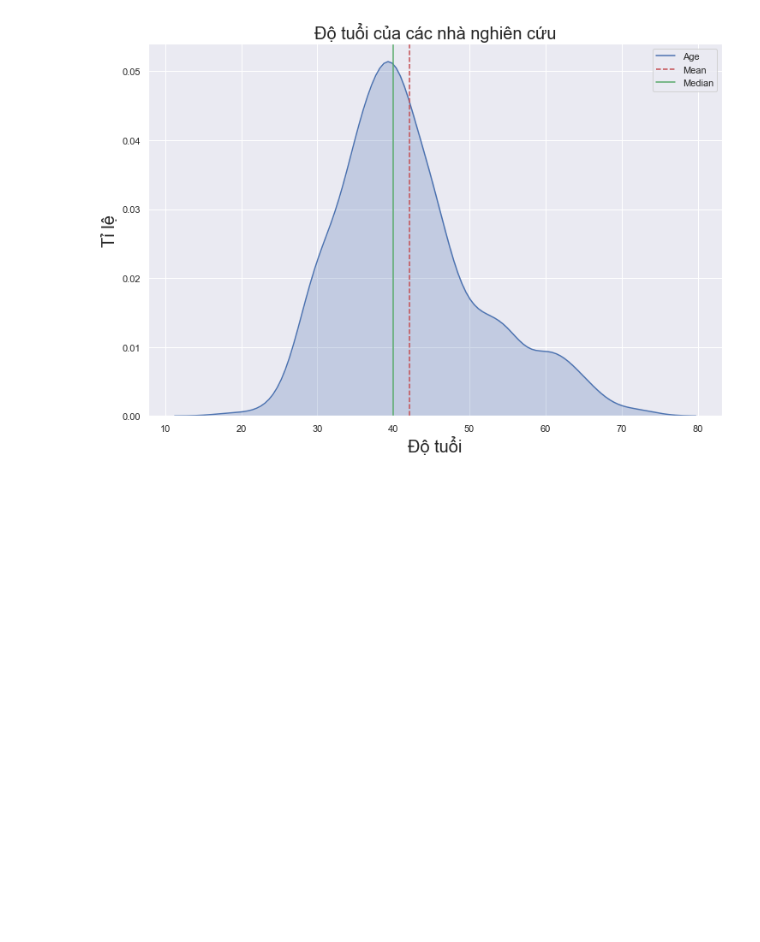
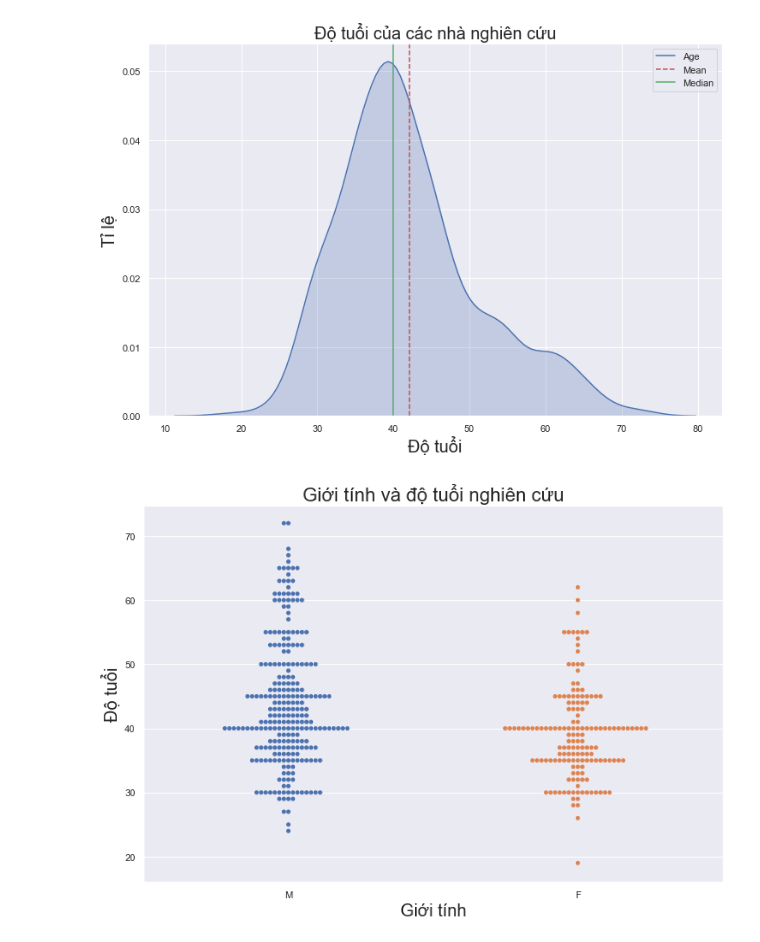
Before and after one commit to bason1999qn/Final_Data_Visualization, a Jupyter notebook: Final_DV.ipynb, the cells around one changed output. Drawn from its saved outputs; the diff is of its cells as text; code cells hidden in the pictures; blank space fills up the shorter version.

Commit message:
add chart (Age and Sex)

```diff
--- a/Final_DV.ipynb
+++ b/Final_DV.ipynb
@@ -92,3 +99,5 @@ Dữ liệu bị thiếu.
+# %%
+df['sex'] = df['sex'].replace(' ', '', regex=True)
 # %% [markdown]
 # III/ Trực quan hóa:
 # %% [markdown]
@@ -185,3 +194,11 @@ plt.savefig("pic2.png")
 plt.show()
 # %% [output]
 [figure]
+# %%
+b = sns.swarmplot(x=df['sex'],y=df['age'])
+b.axes.set_title('Giới tính và độ tuổi nghiên cứu', fontsize = 22)
+b.set_xlabel('Giới tính', fontsize = 20)
+b.set_ylabel('Độ tuổi', fontsize = 20)
+plt.show()
+# %% [output]
+[figure, added]
```
Also changed, not shown: parts of 3 cells of this notebook.
